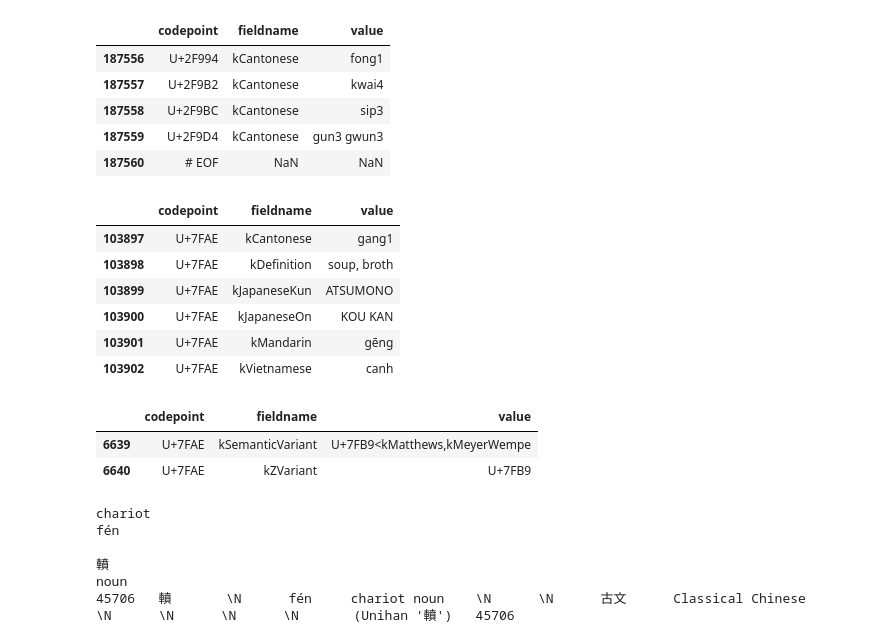
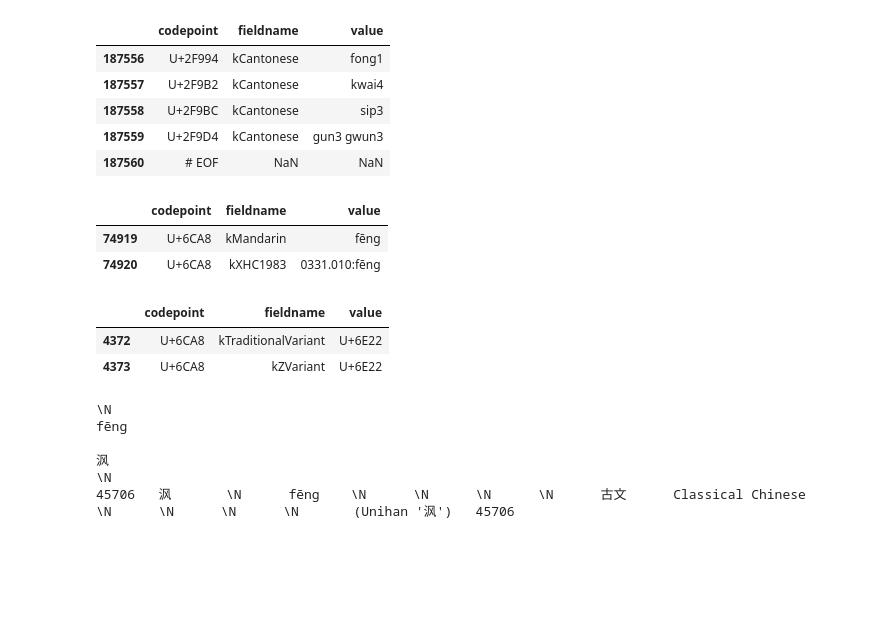
Before and after one commit to alexamies/chinesenotes.com, a Jupyter notebook: python/unihan.ipynb, the cells around one changed output. Saved outputs shown, nothing was run; the diff lists cells and outputs as text; code cells hidden in the pictures; blank space fills up the shorter version.

```diff
--- a/python/unihan.ipynb
+++ b/python/unihan.ipynb
@@ -32,25 +32,21 @@ readings.tail()
 | 187559 | U+2F9D4 | kCantonese | gun3 gwun3 |
 | 187560 | # EOF | NaN | NaN |
 # %%
-chinese = u'羮'
+chinese = u'沨'
 cp = 'U+' + hex(ord(chinese)).replace('0x', '').upper()
 chineseDf = readings[readings.codepoint == cp]
 chineseDf
 # %% [output]
 |  | codepoint | fieldname | value |
-| 103897 | U+7FAE | kCantonese | gang1 |
-| 103898 | U+7FAE | kDefinition | soup, broth |
-| 103899 | U+7FAE | kJapaneseKun | ATSUMONO |
-| 103900 | U+7FAE | kJapaneseOn | KOU KAN |
-| 103901 | U+7FAE | kMandarin | gēng |
-| 103902 | U+7FAE | kVietnamese | canh |
+| 74919 | U+6CA8 | kMandarin | fēng |
+| 74920 | U+6CA8 | kXHC1983 | 0331.010:fēng |
 # %%
 variantsDf = variants[variants.codepoint == cp]
 variantsDf
 # %% [output]
 |  | codepoint | fieldname | value |
-| 6639 | U+7FAE | kSemanticVariant | U+7FB9<kMatthews,kMeyerWempe |
-| 6640 | U+7FAE | kZVariant | U+7FB9 |
+| 4372 | U+6CA8 | kTraditionalVariant | U+6E22 |
+| 4373 | U+6CA8 | kZVariant | U+6E22 |
 # %%
 english = "\\N"
 englishDF = chineseDf[chineseDf.fieldname == 'kDefinition']['value']
@@ -93,11 +89,11 @@ domain = u"古文\tClassical Chinese"
 print u"%d\t%s\t%s\t%s\t%s\t%s\t\\N\t\\N\t%s\t\\N\t\\N\t\\N\t\\N\t%s\t%d" % (
     luid, simplified, traditional, pinyin, english, grammar, domain, notes, luid)
 # %% [output]
-chariot
-fén
+\N
+fēng
 
-轒
-noun
-45706   轒       \N      fén     chariot noun    \N      \N      古文      Classical Chinese       \N      \N      \N      \N       (Unihan '轒')   45706
+沨
+\N
+45706   沨       \N      fēng    \N      \N      \N      \N      古文      Classical Chinese       \N      \N      \N      \N       (Unihan '沨')   45706
 # %%
 # Generate lexical entries for the characters in file unknown.txt
```
Also changed, not shown: parts of 7 cells of this notebook, 3 other files.
